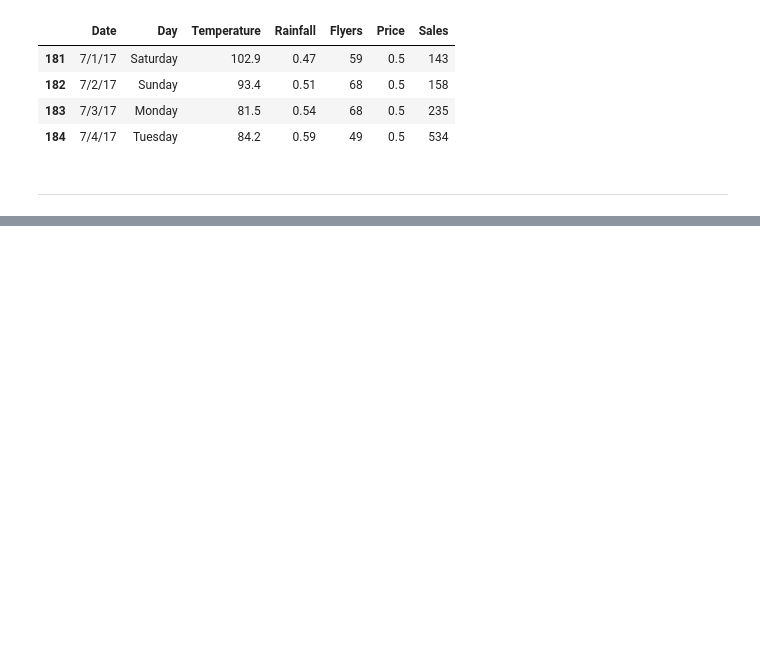
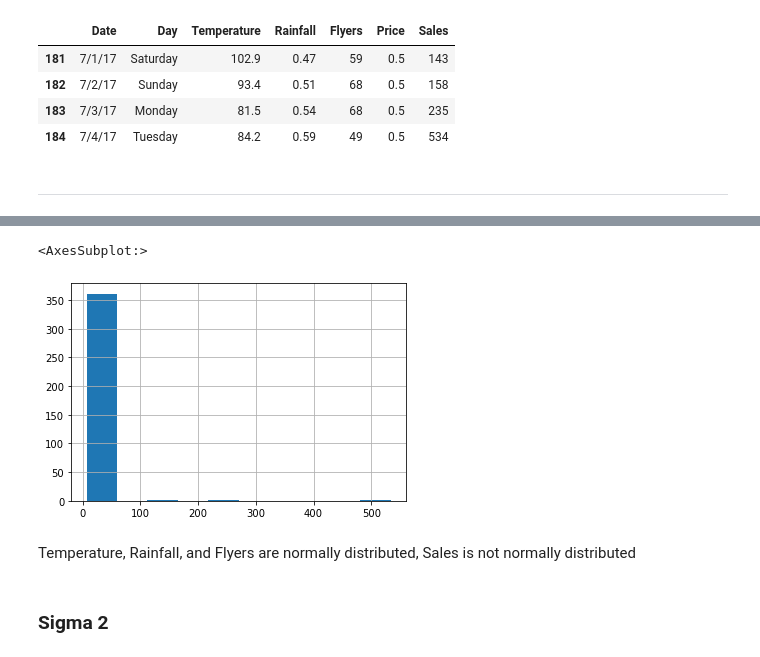
Before and after one commit to NSharick/anomaly-detection-exercises, a Jupyter notebook: continuous_probabilistic_methods.ipynb, the cells around one changed output, grey strips where cells are left out. Saved outputs shown, nothing was run; the diff lists cells and outputs as text; code cells hidden in the pictures; blank space fills up the shorter version.

```diff
--- a/continuous_probabilistic_methods.ipynb
+++ b/continuous_probabilistic_methods.ipynb
@@ -206,0 +222,9 @@ df[df['Sales'] > sales_upper]
+# %%
+df.Sales.hist()
+# %% [output]
+<AxesSubplot:>
+[figure, added]
+# %% [markdown]
+Temperature, Rainfall, and Flyers are normally distributed, Sales is not normally distributed
+# %% [markdown]
+### Sigma 2
```
Also changed, not shown: parts of 13 cells of this notebook.
